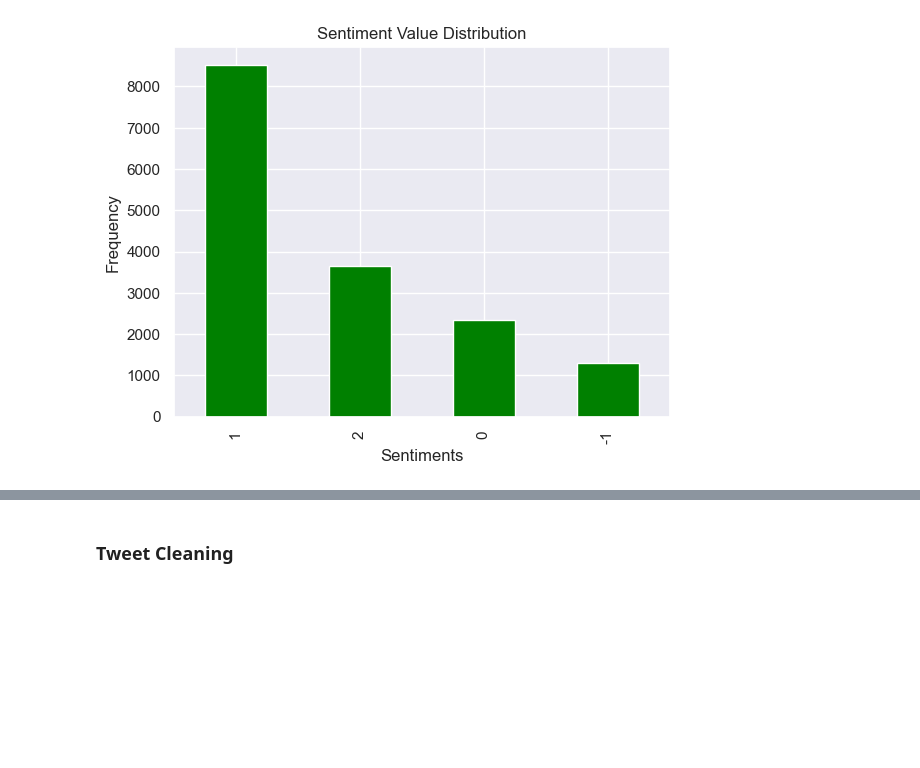
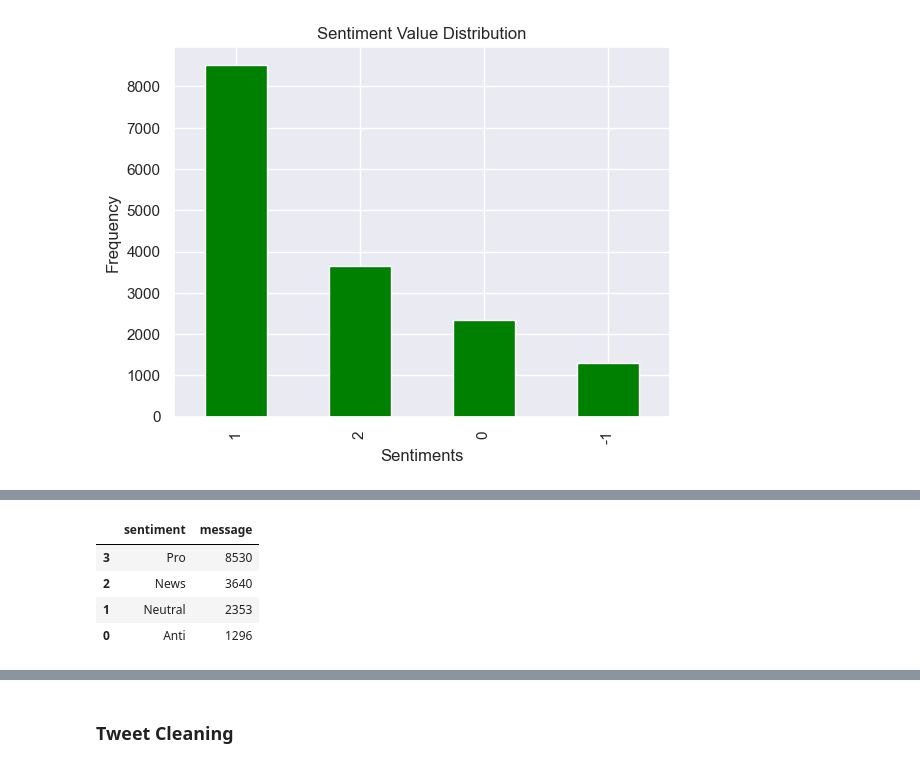
Before and after one commit to ObengKojo23/2207ACDS_TEAM_CW2, a Jupyter notebook: notebooks/twitter_sentiment_classification_notebook.ipynb, the cells around one changed output, grey strips where cells are left out. Saved outputs shown, nothing was run; the diff lists cells and outputs as text; code cells hidden in the pictures; blank space fills up the shorter version.

```diff
--- a/notebooks/twitter_sentiment_classification_notebook.ipynb
+++ b/notebooks/twitter_sentiment_classification_notebook.ipynb
@@ -229,0 +244,10 @@ plt.show()
+# %%
+#check message count grouped by sentiment
+sentiment_temp_table = train_copy.groupby('sentiment').count()['message'].reset_index().sort_values(by='message', ascending=False)
+sentiment_temp_table
+# %% [output]
+|  | sentiment | message |
+| 3 | Pro | 8530 |
+| 2 | News | 3640 |
+| 1 | Neutral | 2353 |
+| 0 | Anti | 1296 |
```
Also changed, not shown: parts of 14 cells of this notebook.
